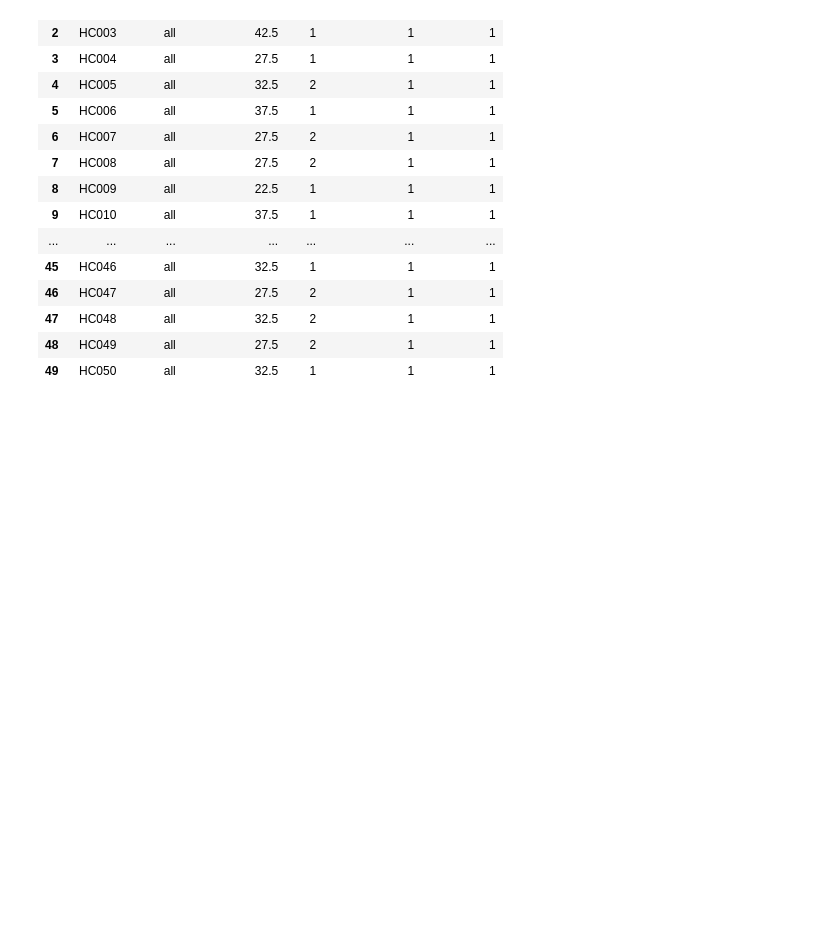
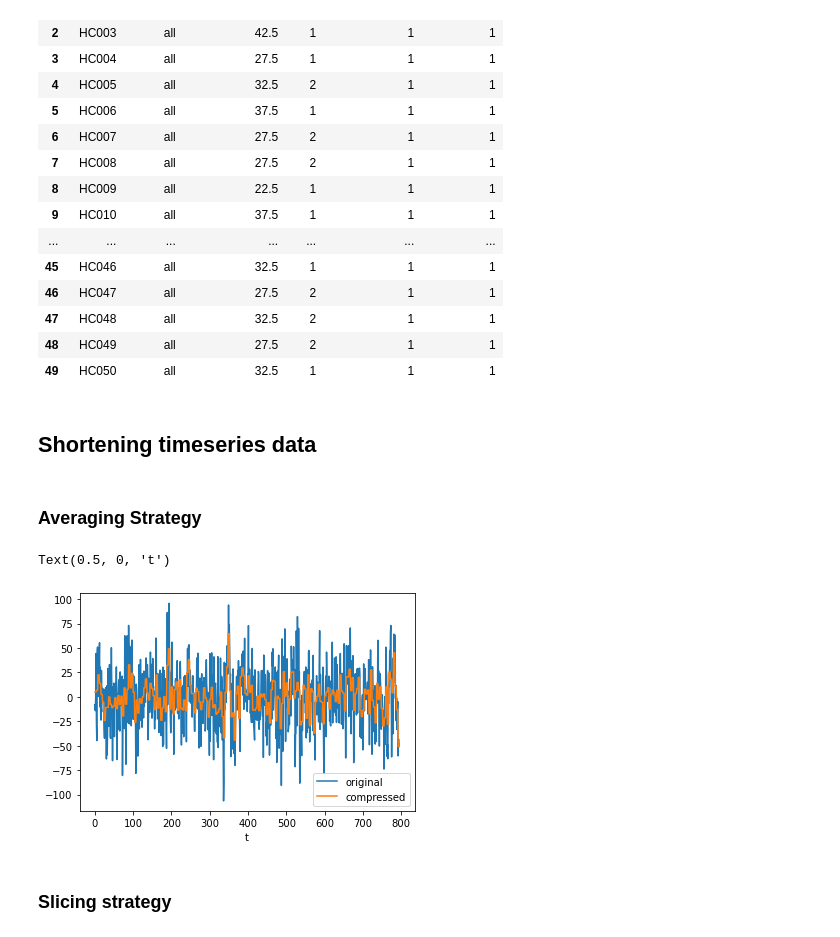
Before and after one commit to shivanshseth/fmri-functional-connectivity-ising, a Jupyter notebook: src/results.ipynb, the cells around one changed output. Saved outputs shown, nothing was run; the diff lists cells and outputs as text; code cells hidden in the pictures; blank space fills up the shorter version.

```diff
--- a/src/results.ipynb
+++ b/src/results.ipynb
@@ -457,0 +456,41 @@ new_metadata_pd.to_csv(new_meta_fp)
+# %% [markdown]
+## Shortening timeseries data
+# %% [markdown]
+### Averaging Strategy
+# %%
+timeseries_dir = '/home/anirudh/Research/Brain/Datasets/mica-mics-dataset/timeseries'
+subjects = list(new_metadata_pd['SUB_ID'])
+# %%
+def get_sub_ts(sub):
+    return np.loadtxt(os.path.join(timeseries_dir, sub + "_timeseries.txt"))
+# %%
+def compress_ts_avg(ts, step=4):
+    new_data = []
+    for i in range(0, len(ts), step):
+        new_data.append(np.mean(ts[i:i+step]))
+        # for j in range(step): new_data.append(np.mean(ts[i:i+step]))
+    return np.array(new_data)
+# %%
+# Plotting sample
+sub_ind, roi_ind = 1, 5
+step = 4
+
+sub = subjects[sub_ind]
+ts_data = get_sub_ts(sub)
+plt.plot(range(ts_data.shape[0]), ts_data[:, roi_ind], label="original")
+
+compressed_ts = compress_ts_avg(ts_data[:, roi_ind], step=step)
+overlay_compressed_ts = []
+for i in compressed_ts:
+    for j in range(step):
+        overlay_compressed_ts.append(i)
+overlay_compressed_ts = np.array(overlay_compressed_ts)
+
+plt.plot(range(overlay_compressed_ts.shape[0]), overlay_compressed_ts, label="compressed")
+plt.legend()
+plt.xlabel('t')
+# %% [output]
+Text(0.5, 0, 't')
+[figure, added]
+# %% [markdown]
+### Slicing strategy
```
Also changed, not shown: parts of 3 cells of this notebook, 2 other files.
